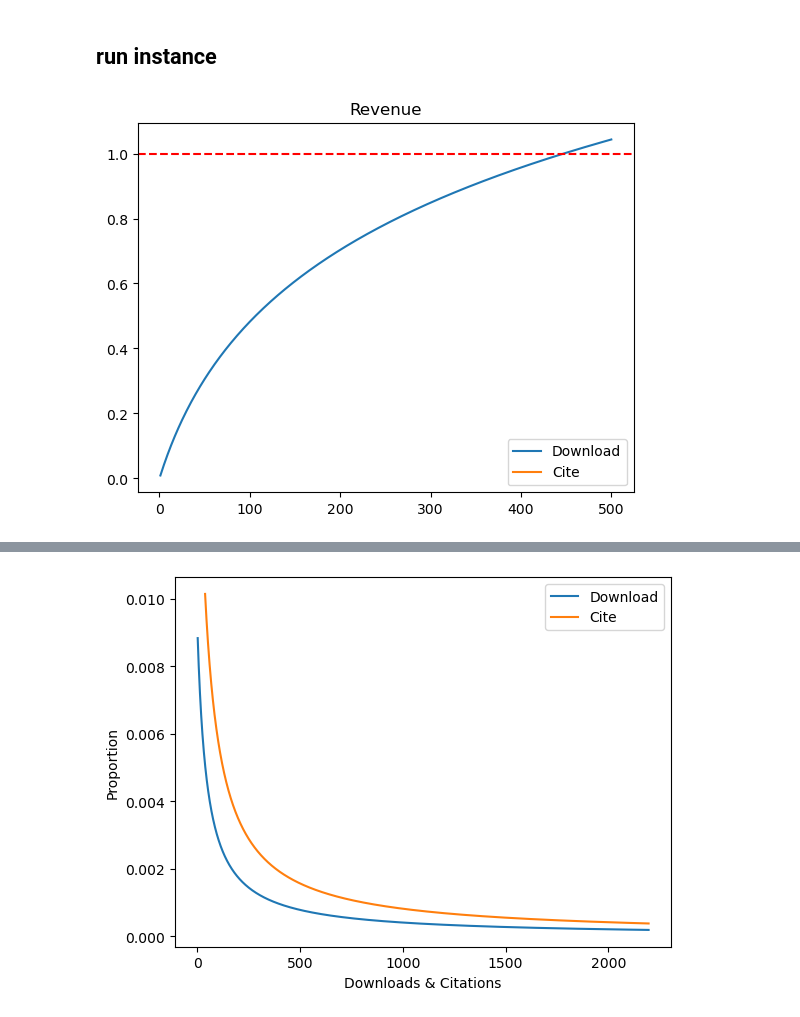
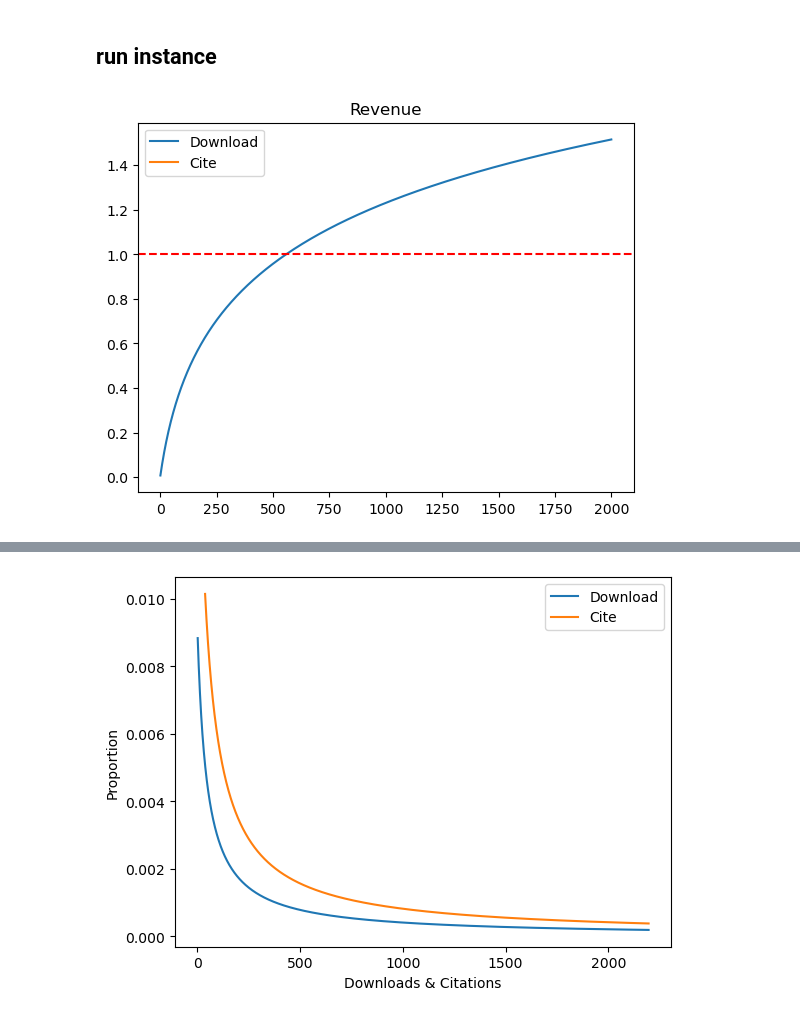
Before and after one commit to thales-casia/journal-dao, a Jupyter notebook: src/dao.ipynb, the cells around one changed output, grey strips where cells are left out. Drawn from its saved outputs; the diff is of its cells as text; code cells hidden in the pictures.

```diff
--- a/src/dao.ipynb
+++ b/src/dao.ipynb
@@ -14,6 +14,10 @@ class IUser():
   def __init__(self, address:str, token:int) -> None:
     self.address = address
     self.token = token
+
+class IPublicater(IUser):
+  def __init__(self, address:str) -> None:
+    super().__init__(address, 0)
 
 class IReview(IUser):
   rating: int
@@ -39,6 +43,7 @@ class ICitedBy(IUser):
 class ArticleDAO:
   _distribution:list[IUser]
   _articleID = None
+  _publicater = IPublicater
   _authors:list[IAuthor]
   _reviewers:list[IReview]
   _downloads:list[IUser]
@@ -47,23 +52,24 @@ class ArticleDAO:
   _log = pd.DataFrame()
   _finance = pd.DataFrame()
   DOWNLOAD_FEE = 1
+  PUBLICATER_TOKEN = 500
   AUTHOR_TOKEN = 1000
   REVIEW_TOKEN = 1000
   DOWNLOAD_TOKEN = 18
   DOWNLOAD_AUTHOR_TOKEN = 24
   CITE_TOKEN = 36
   CITE_ATHOR_TOKEN = 6
-  def __init__(self, articleID:int, authors:list[str]):
+  def __init__(self, articleID:int, publicater:str):
     self._articleID = articleID
+    self._publicater = IPublicater(publicater)
+    self._publicater.token = self.PUBLICATER_TOKEN
     self._authors = list()
-    for i, author in enumerate(authors):
-      self._authors.append(IAuthor(author, i))
     self._reviewers = list()
     self._downloads = list()
     self._cites = list()
     self._distribution = list()
 
-  def review(self, reviews:list[IReview]):
+  def review(self, authors:list[IAuthor], reviews:list[IReview]):
     total = sum(review.rating for review in reviews)
     for review in reviews:
       rating = 0
@@ -77,17 +83,18 @@ class ArticleDAO:
     self._reviewers = reviews
 
     weight_len = 0
-    for i, author in enumerate(self._authors):
-      if i == 0:
+    self._authors = authors
+    for author in authors:
+      if author.sequence == 0:
         author.weight = 4
-      elif i == 1:
+      elif author.sequence == 1:
         author.weight = 6
-      elif i == 2:
+      elif author.sequence == 2:
         author.weight = 2
       else:
         author.weight = 1
       weight_len += author.weight
-    for i, author in enumerate(self._authors):
+    for author in authors:
       author.token = floor((author.weight / weight_len) * self.AUTHOR_TOKEN)
     self.record()
 
@@ -118,6 +125,8 @@ class ArticleDAO:
   def record(self, cite:bool=False):
     data = {}
     total = 0
+    total += self._publicater.token
+    data[self._publicater.address] = self._publicater.token
     for obj in self._authors:
       data[obj.address] = [obj.token]
       total += obj.token
@@ -164,8 +173,11 @@ class ArticleDAO:
       else:
         self.cite(d['address'])
 
-  def show(self):
+  def get_log(self):
     return self._log
+
+  def get_finance(self):
+    return self._finance
 
   def proportion(self, names:list[str] = []):
     df = pd.DataFrame()
@@ -200,17 +212,20 @@ class ArticleDAO:
 # %% [markdown]
 ## run instance
 # %%
-article = ArticleDAO(1, ['Corresponding', 'Author1','Author2','Author3'])
-article.review([IReview(address='Reviewer1', rating=4), IReview(address='Reviewer2', rating=5), IReview(address='Reviewer3', rating=3)])
+article = ArticleDAO(1, 'Publicater')
+article.review(
+  [IAuthor(address='Corresponding', sequence=0), IAuthor(address='Author1', sequence=1), IAuthor(address='Author2', sequence=2), IAuthor(address='Author3', sequence=3)],
+  [IReview(address='Reviewer1', rating=4), IReview(address='Reviewer2', rating=5), IReview(address='Reviewer3', rating=3)]
+)
 
-article.emulate(500, 0)
+article.emulate(2000, 0)
 # article.emulate(2154, 42)
 
 # article.show()
 # article.revenue(names=['download', 'cite'])
 article.revenue_user()
 # %% [output]
-[figure, old version]
+[figure, new version]
 # %%
 article.holder()
 # %% [output]
```
Also changed, not shown: parts of 8 cells of this notebook, 4 other files.
